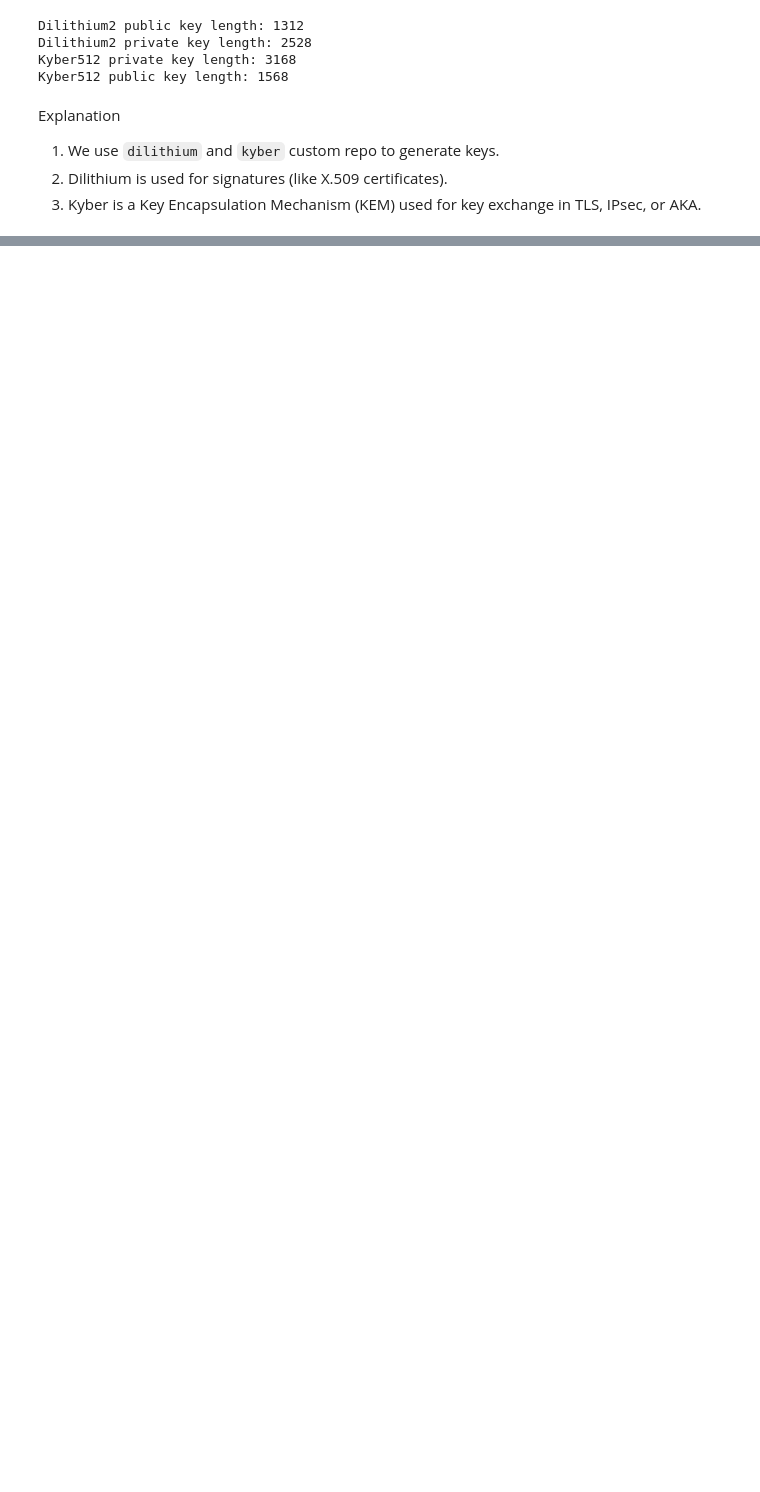
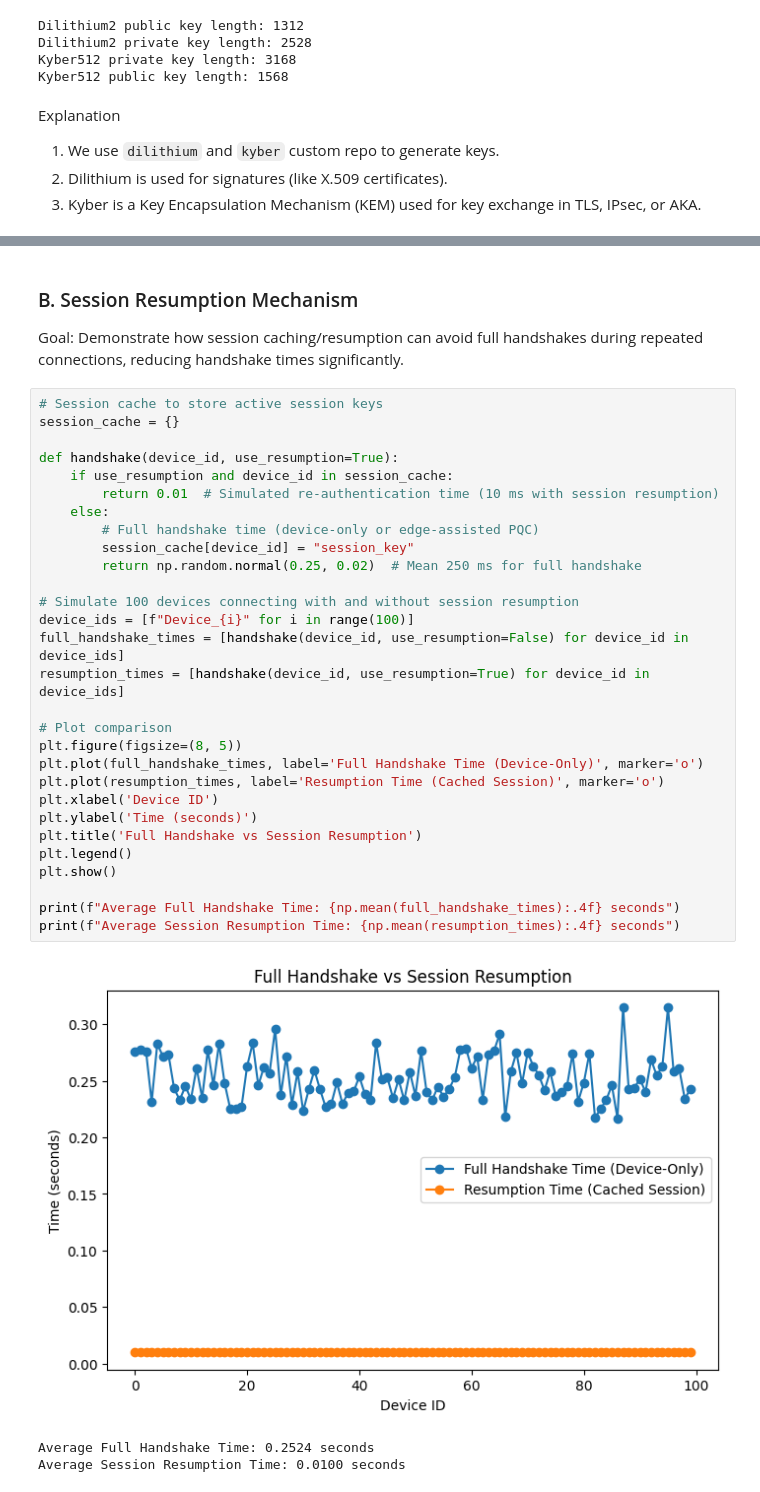
Before and after one commit to mkashani-phd/futureg-quantum-ca, a Jupyter notebook: main.ipynb, the cells around one changed output, grey strips where cells are left out. Cells and saved outputs as stored; diff of their text form; blank space fills up the shorter version.

```diff
--- a/main.ipynb
+++ b/main.ipynb
@@ -226,0 +454,38 @@ NameError: name 'Root' is not defined
+# %% [markdown]
+### B. Session Resumption Mechanism
+
+Goal:
+Demonstrate how session caching/resumption can avoid full handshakes during repeated connections, reducing handshake times significantly.
+# %%
+# Session cache to store active session keys
+session_cache = {}
+
+def handshake(device_id, use_resumption=True):
+    if use_resumption and device_id in session_cache:
+        return 0.01  # Simulated re-authentication time (10 ms with session resumption)
+    else:
+        # Full handshake time (device-only or edge-assisted PQC)
+        session_cache[device_id] = "session_key"
+        return np.random.normal(0.25, 0.02)  # Mean 250 ms for full handshake
+
+# Simulate 100 devices connecting with and without session resumption
+device_ids = [f"Device_{i}" for i in range(100)]
+full_handshake_times = [handshake(device_id, use_resumption=False) for device_id in device_ids]
+resumption_times = [handshake(device_id, use_resumption=True) for device_id in device_ids]
+
+# Plot comparison
+plt.figure(figsize=(8, 5))
+plt.plot(full_handshake_times, label='Full Handshake Time (Device-Only)', marker='o')
+plt.plot(resumption_times, label='Resumption Time (Cached Session)', marker='o')
+plt.xlabel('Device ID')
+plt.ylabel('Time (seconds)')
+plt.title('Full Handshake vs Session Resumption')
+plt.legend()
+plt.show()
+
+print(f"Average Full Handshake Time: {np.mean(full_handshake_times):.4f} seconds")
+print(f"Average Session Resumption Time: {np.mean(resumption_times):.4f} seconds")
+# %% [output]
+[figure, added]
+Average Full Handshake Time: 0.2524 seconds
+Average Session Resumption Time: 0.0100 seconds
```
Also changed, not shown: parts of 55 cells of this notebook, 1 other file.
